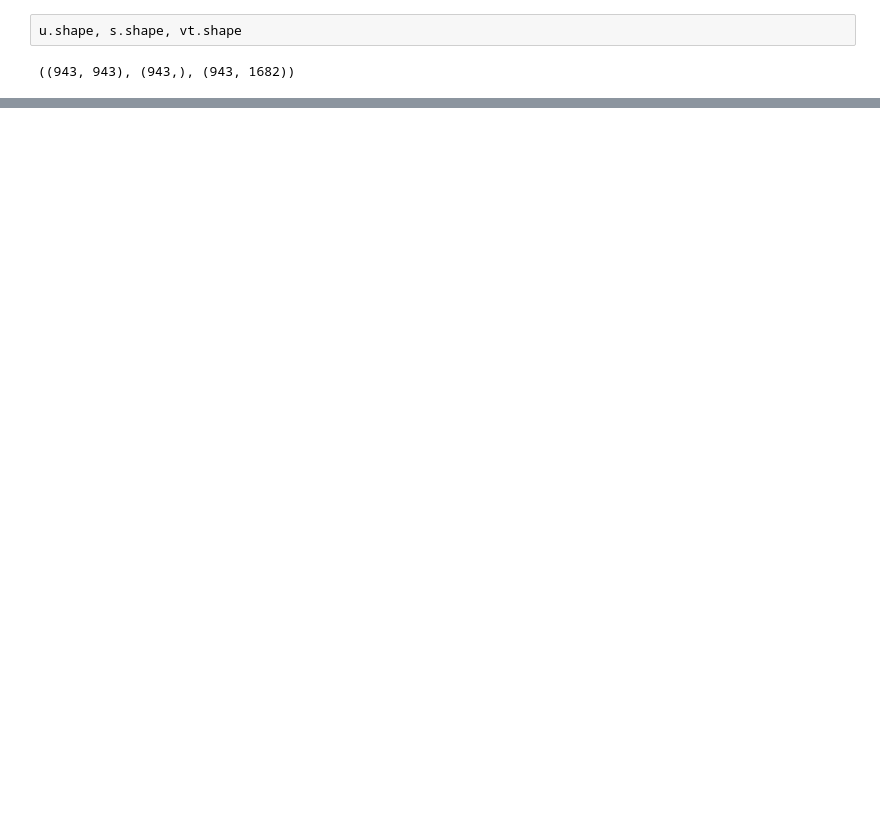
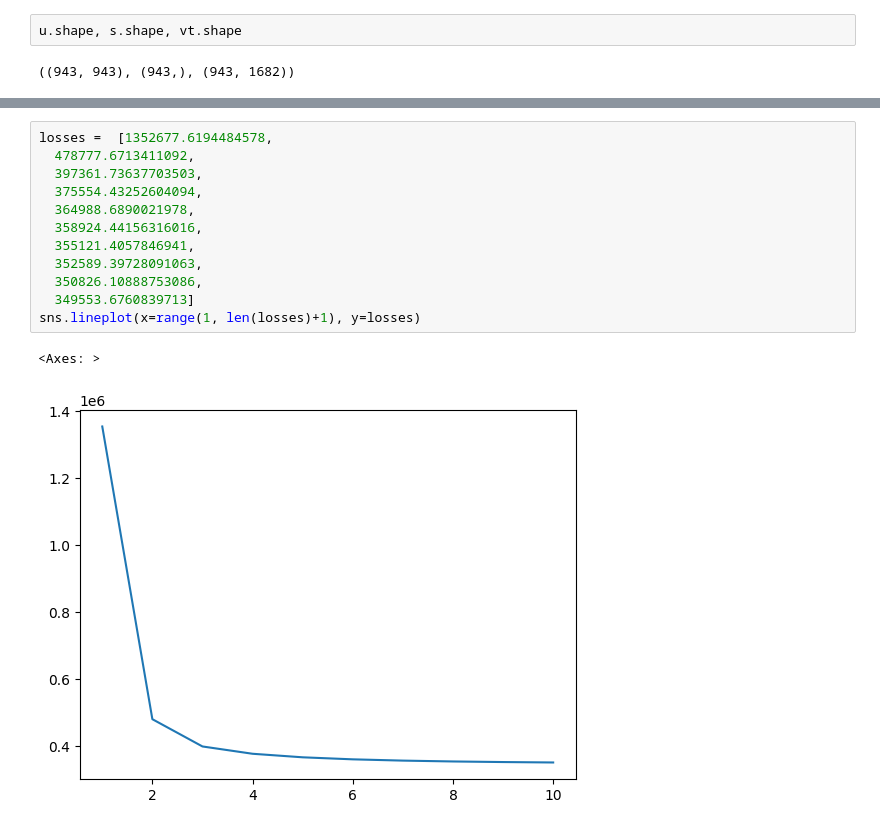
Before and after one commit to sebzhao/proxy-objective-recsys, a Jupyter notebook: movielens.ipynb, the cells around one changed output, grey strips where cells are left out. Saved outputs shown, nothing was run; the diff lists cells and outputs as text; blank space fills up the shorter version.

```diff
--- a/movielens.ipynb
+++ b/movielens.ipynb
@@ -63,0 +166,15 @@ array([[-1.77635684e-15,  5.77315973e-15,  8.88178420e-16, ...,
+# %%
+losses =  [1352677.6194484578,
+  478777.6713411092,
+  397361.73637703503,
+  375554.43252604094,
+  364988.6890021978,
+  358924.44156316016,
+  355121.4057846941,
+  352589.39728091063,
+  350826.10888753086,
+  349553.6760839713]
+sns.lineplot(x=range(1, len(losses)+1), y=losses)
+# %% [output]
+<Axes: >
+[figure, added]
```
Also changed, not shown: parts of 17 cells of this notebook, 2 other files.
